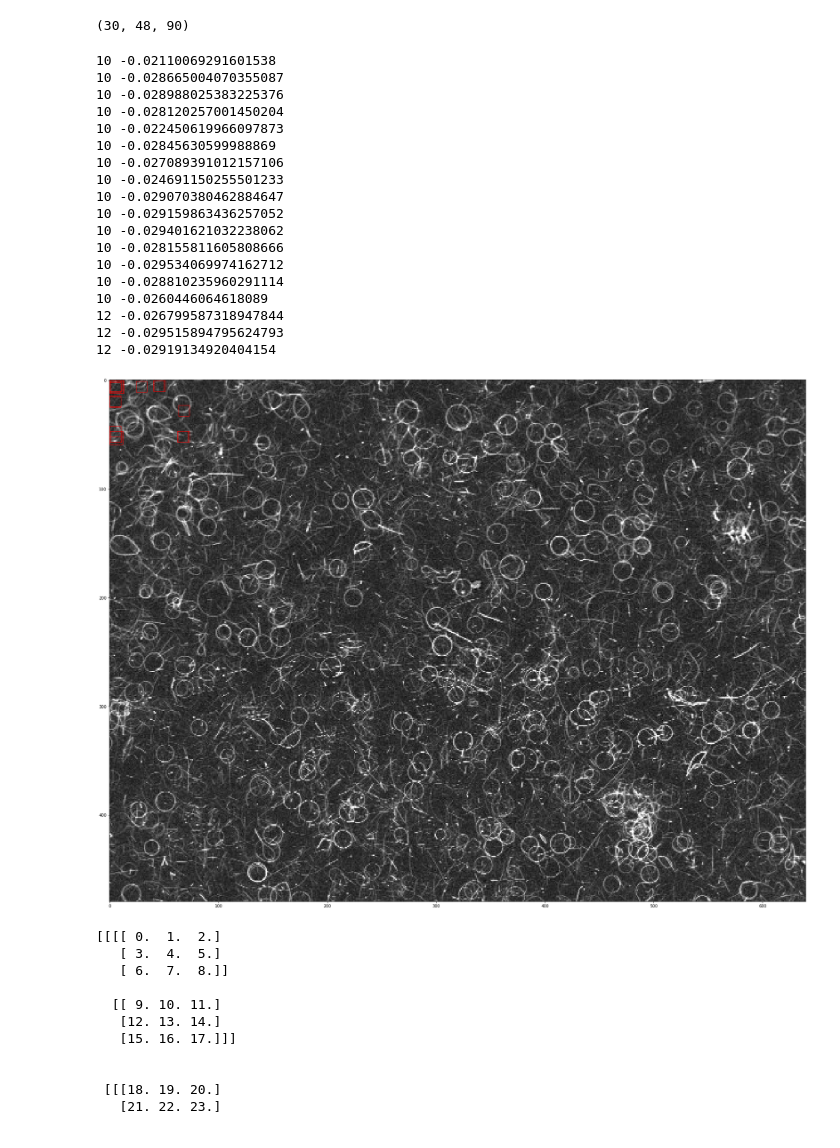
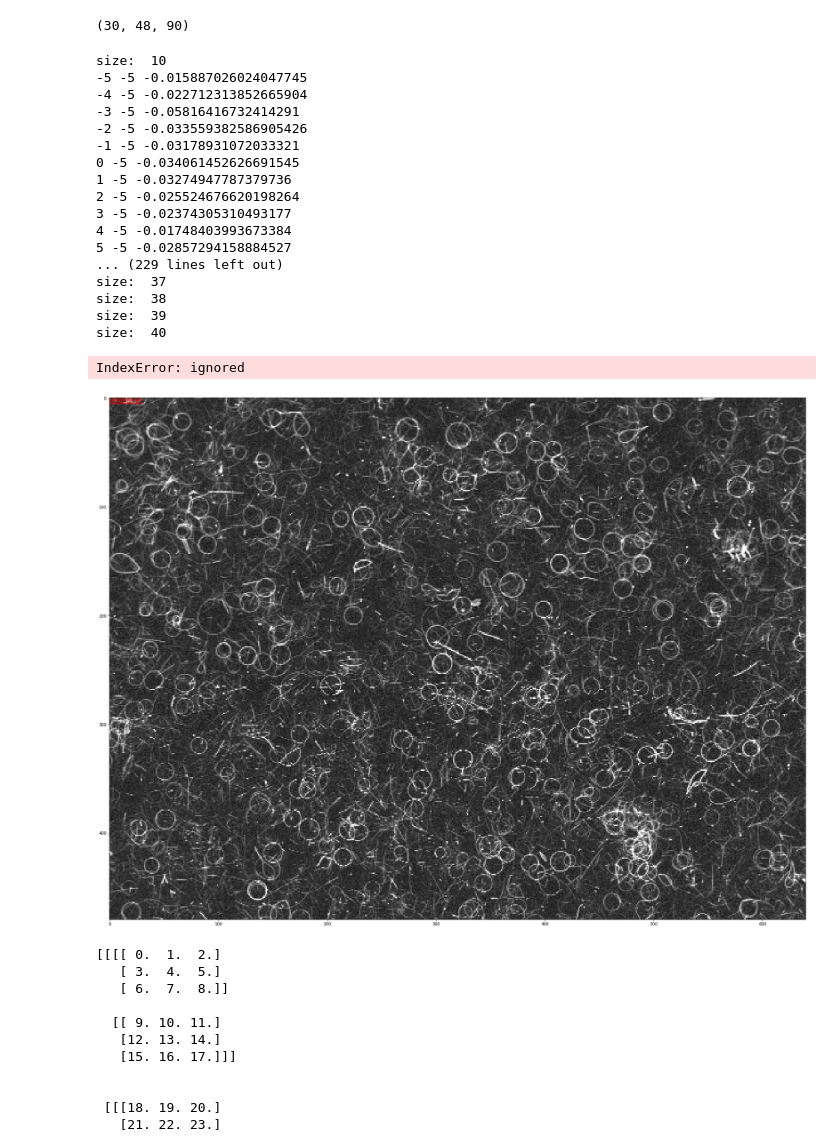
Before and after one commit to andrew-veriga/MathForML, a Jupyter notebook: ConvolutionalCoffieCircles.ipynb, the cells around one changed output. Drawn from its saved outputs; the diff is of its cells as text; code cells hidden in the pictures.

```diff
--- a/ConvolutionalCoffieCircles.ipynb
+++ b/ConvolutionalCoffieCircles.ipynb
@@ -292,42 +291,49 @@ np.save('ConvMatrices', ConvMatrices)
 # %%
 plt.imshow()
 # %%
+ItsRing=-0.08
 import matplotlib.patches as patches
 # plt.ioff()
 fig, ax = plt.subplots(figsize=(32, 24))
 ax.imshow(Image,cmap=plt.get_cmap('gray') )
 # Create a Rectangle patch
 rect_size = MinSize
-x=0
-for cnv in ConvMatrices:
-  for y in range(cnv.shape[0]):
-    for x in range(cnv.shape[1]):
-      if (cnv[y,x]>-0.03):
-        print(rect_size, cnv[y,x])
-        rect = patches.Rectangle((x,y),rect_size,rect_size,linewidth=1,edgecolor='r',facecolor='none')
+cnt=0
+for size in range(MinSize,MaxSize+1):
+  print('size: ',size)
+  convs = ConvMatrices[size-MinSize,:,:]
+  for i in range(convs.shape[0]):
+    y= i - size//2
+    for j in range(convs.shape[1]):
+      x = j - size //2
+      if (convs[i,j]>ItsRing):
+        print(x, y, convs[i,j])
+        cnt+=1
+        if (cnt>25):
+          break
+        rect = patches.Rectangle((x,y),size,size,linewidth=1,edgecolor='r',facecolor='none')
         ax.add_patch(rect)
-  rect_size+=1
 plt.show()
 # %% [output]
-10 -0.02110069291601538
-10 -0.028665004070355087
-10 -0.028988025383225376
-10 -0.028120257001450204
-10 -0.022450619966097873
-10 -0.02845630599988869
-10 -0.027089391012157106
-10 -0.024691150255501233
-10 -0.029070380462884647
-10 -0.029159863436257052
-10 -0.029401621032238062
-10 -0.028155811605808666
-10 -0.029534069974162712
-10 -0.028810235960291114
-10 -0.0260446064618089
-12 -0.026799587318947844
-12 -0.029515894795624793
-12 -0.02919134920404154
+size:  10
+-5 -5 -0.015887026024047745
+-4 -5 -0.022712313852665904
+-3 -5 -0.05816416732414291
+-2 -5 -0.033559382586905426
+-1 -5 -0.03178931072033321
+0 -5 -0.034061452626691545
+1 -5 -0.03274947787379736
+2 -5 -0.025524676620198264
+3 -5 -0.02374305310493177
+4 -5 -0.01748403993673384
+5 -5 -0.02857294158884527
+... (229 lines left out)
+size:  37
+size:  38
+size:  39
+size:  40
+IndexError: ignored
-[figure, old version]
+[figure, new version]
 # %%
 #[(30, 101), 40]
 y=101
```
Also changed, not shown: parts of 2 cells of this notebook.
